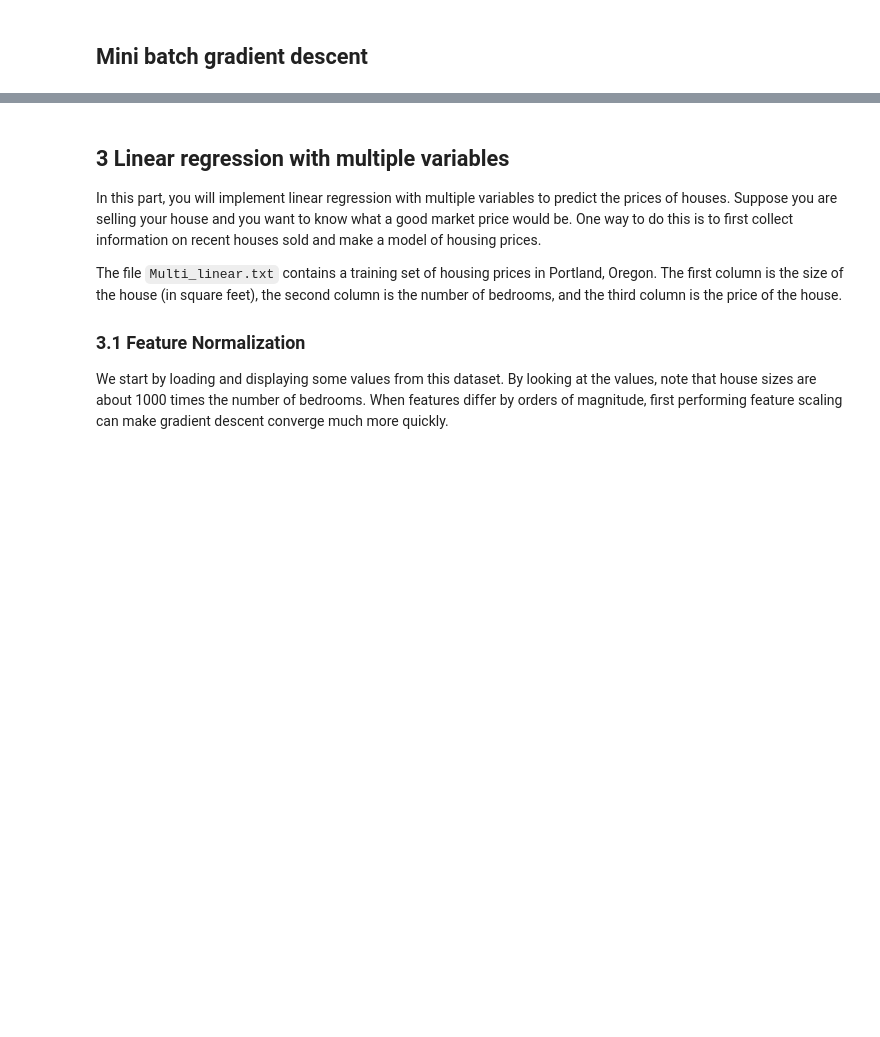
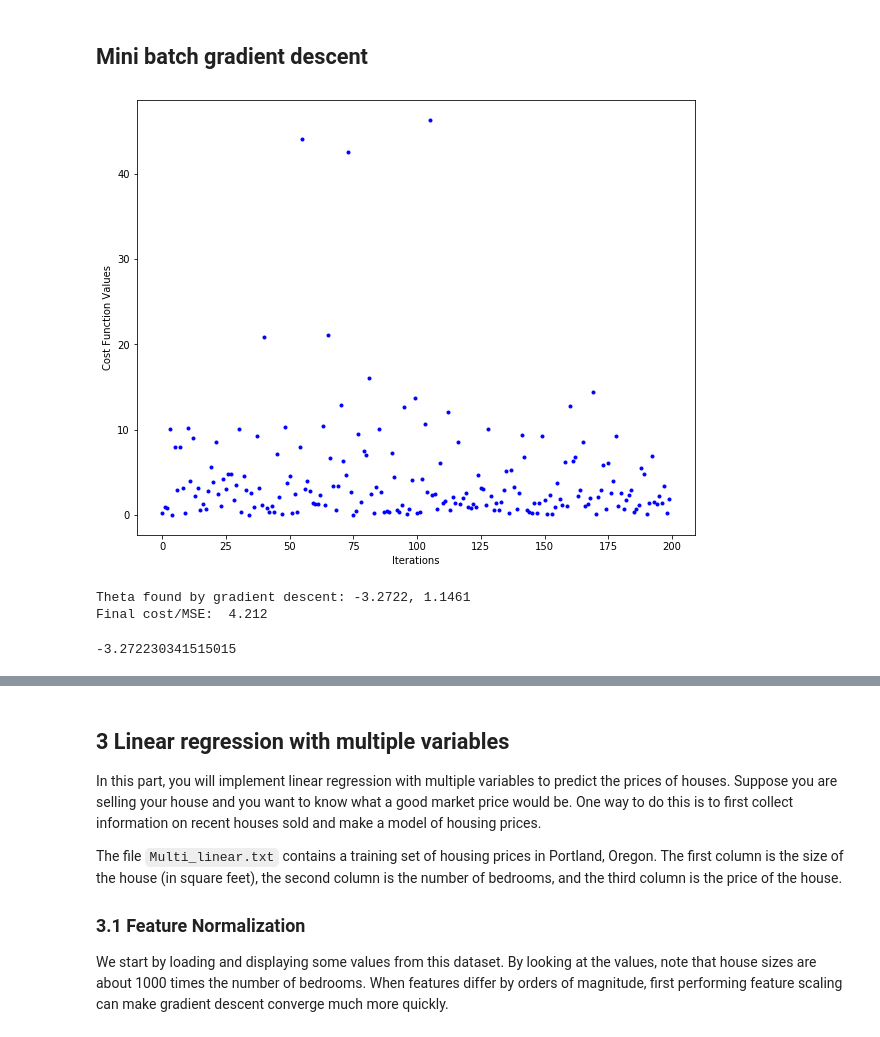
Before and after one commit to SoroushGhaderi/Machine_Learning_Andrew_Ng_exercises_with_Python, a Jupyter notebook: Linear Regression/Exercise 1 Linear Regression.ipynb, the cells around one changed output, grey strips where cells are left out. Drawn from its saved outputs; the diff is of its cells as text; code cells hidden in the pictures; blank space fills up the shorter version.

Commit message:
fix bugs of minibatch gradient descent

```diff
--- a/Linear Regression/Exercise 1 Linear Regression.ipynb
+++ b/Linear Regression/Exercise 1 Linear Regression.ipynb
@@ -249,19 +249,45 @@ Final cost/MSE:  4.509
 # %%
 def minibatch_gradient_descent(X , y, theta, learning_rate, iteration, batch_size):
     number_of_samples = len(y)
-    n_batches = int(m/batch_size)
+    n_batches = int(number_of_samples/batch_size)
     J_history = []
     theta_history = []
     for item in range(iteration):
         J = 0
-        indices = np.random.permutation(m)
+        indices = np.random.permutation(number_of_samples)
         X = X[indices]
         y = y[indices]
         for i in range(0, number_of_samples, batch_size):
-            random_index = np.random.randint(0,number_of_samples)
-            X_i = X[random_index,:].reshape(1,X.shape[1])
-            y_i = y[random_index].reshape(1,1)
+            X_i = X[i:i+batch_size]
+            y_i = y[i:i+batch_size]
             theta = theta - (((learning_rate) * (1/number_of_samples))* (np.dot(X_i, theta) - y_i).dot(X_i)).reshape(2,)
         theta_history.append(theta)
         J_history.append(cost_function(X_i, y_i, theta))
     return theta, J_history, theta_history
+# %%
+# initial theta for starting cost_function and gradient_descent that is theta= [0,0]
+theta = np.zeros(2)
+# set learning_rate(alpha in original formula) and iteration(number of running algorithm)
+learning_rate = .05
+iteration = 200
+batch_size = 5
+# running algorithm and store them variable and lists
+theta, cost_function_history,theta_history = minibatch_gradient_descent(X, y, theta, learning_rate, iteration, batch_size)
+# %%
+fig,ax = plt.subplots(figsize=(10,8))
+ax.plot(range(iteration),cost_function_history,'b.')
+ax.set_ylabel("Cost Function Values")
+ax.set_xlabel("Iterations")
+plt.show()
+# %% [output]
+[figure, added]
+# %%
+print("Theta found by gradient descent: {:.4f}, {:.4f}".format(float(theta_history[-1][0]), float(theta_history[-1][1])))
+print('Final cost/MSE:  {:0.3f}'.format(np.mean(cost_function_history)))
+# %% [output]
+Theta found by gradient descent: -3.2722, 1.1461
+Final cost/MSE:  4.212
+# %%
+theta[0]
+# %% [output]
+-3.272230341515015
```
Also changed, not shown: parts of 1 cell of this notebook.
